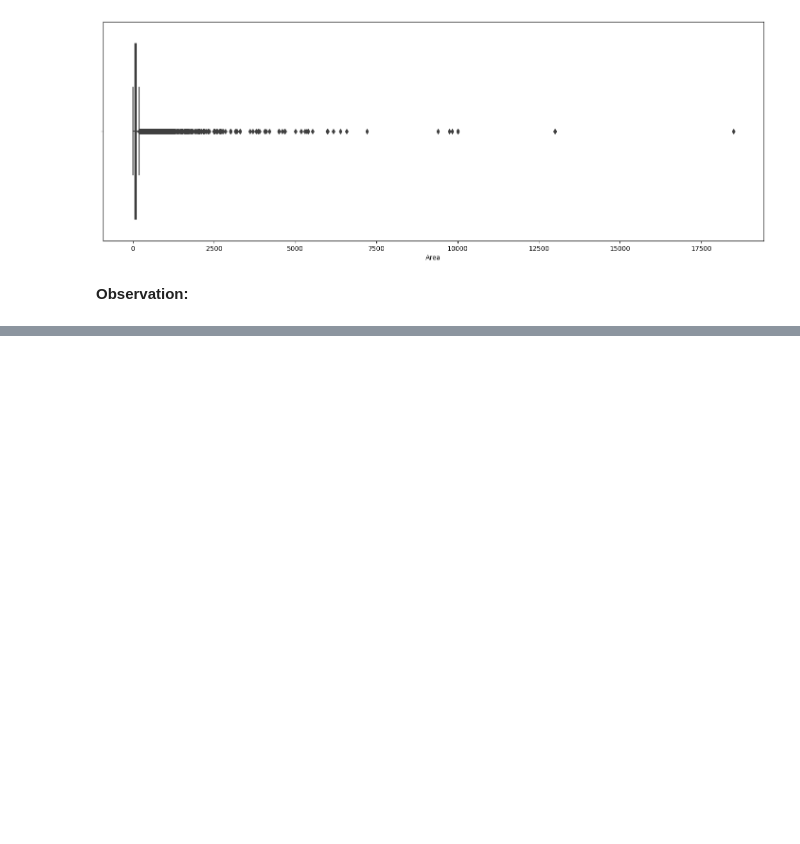
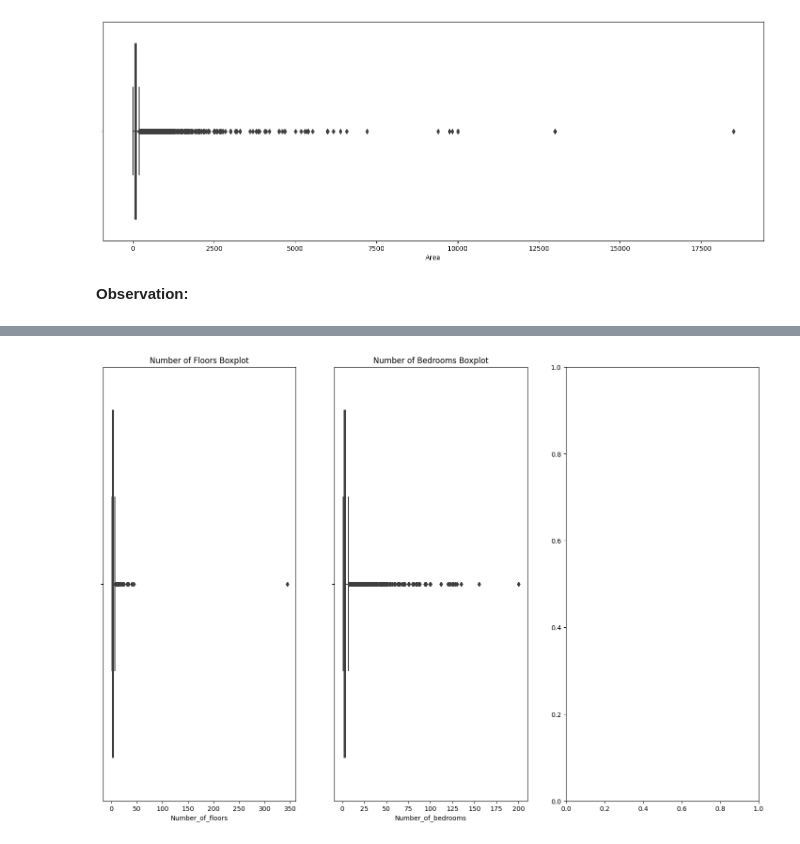
Before and after one commit to nldhuyen0047/real_estate_project, a Jupyter notebook: real_estate.ipynb, the cells around one changed output, grey strips where cells are left out. Cells and saved outputs as stored; diff of their text form; code cells hidden in the pictures; blank space fills up the shorter version.

```diff
--- a/real_estate.ipynb
+++ b/real_estate.ipynb
@@ -279,0 +333,15 @@ sns.boxplot(data=real_estate_df, x="Area")
+# %%
+fig, axes = plt.subplots(1, 3, figsize=(18, 12))
+
+sns.boxplot(data=real_estate_df, x="Number_of_floors", ax=axes[0])
+axes[0].set_title("Number of Floors Boxplot")
+
+sns.boxplot(data=real_estate_df, x="Number_of_bedrooms", ax=axes[1])
+axes[1].set_title("Number of Bedrooms Boxplot")
+
+#sns.boxplot(data=real_estate_df, x="Number_of_toilets", ax=axes[2])
+#axes[2].set_title("Number of Toilets Boxplot")
+
+plt.show()
+# %% [output]
+[figure, added]
```
Also changed, not shown: parts of 6 cells of this notebook, 1 other file.
